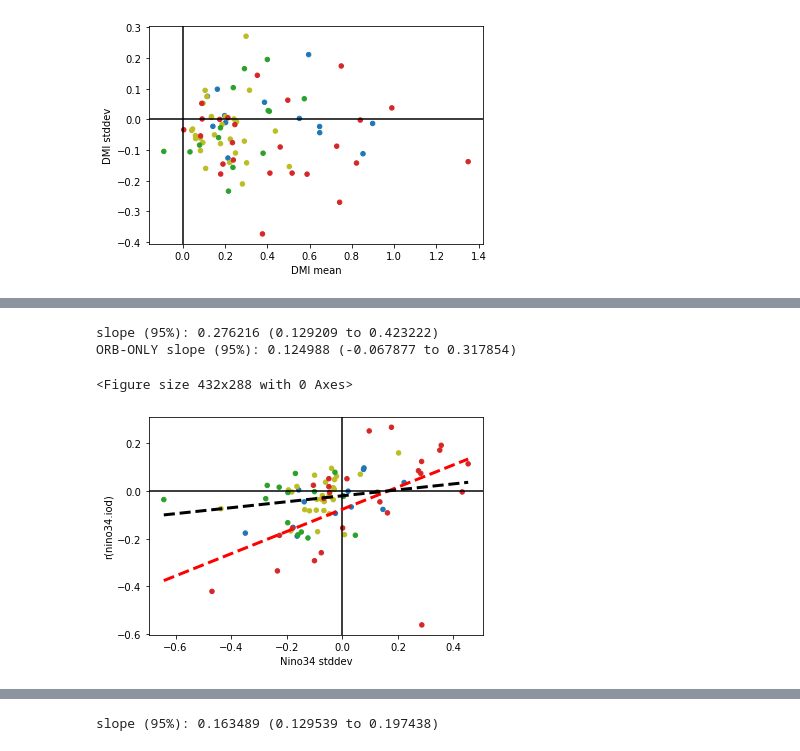
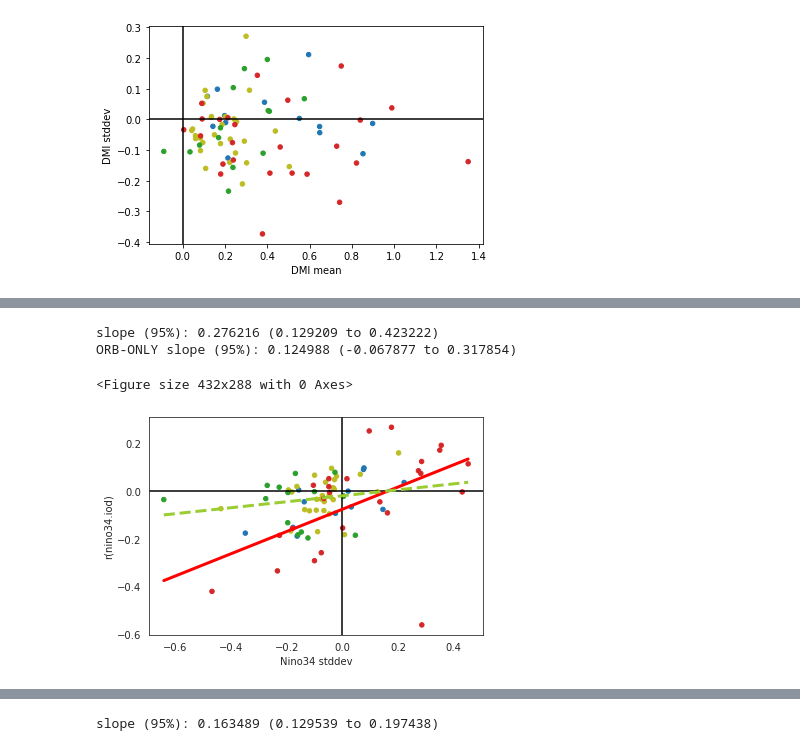
Before and after one commit to pmip4/IndianOceanVariability, a Jupyter notebook: scatterplots.ipynb, the cells around one changed output, grey strips where cells are left out. Saved outputs shown, nothing was run; the diff lists cells and outputs as text; code cells hidden in the pictures.

Commit message:
Added a plot of IOD vs ENSO changes

```diff
--- a/scatterplots.ipynb
+++ b/scatterplots.ipynb
@@ -198,30 +227,30 @@ slope (95%): -0.014606 (-0.109060 to 0.079849)
 # %%
 fig = plt.figure()
 fig=all_diffs.plot.scatter(x='Nino34 stddev',y='r(nino34.iod)',c='color').get_figure()
 plt.axhline(0,color='black')
 plt.axvline(0,color='black')
 z = np.polyfit(abrupt4xCO2_diff['Nino34 stddev'],abrupt4xCO2_diff['r(nino34.iod)'], 1)
 p = np.poly1d(z)
 straight=[min(all_diffs['Nino34 stddev']),max(all_diffs['Nino34 stddev'])]
-plt.plot(straight,p(straight),color='red', linewidth=3, linestyle="--")
+plt.plot(straight,p(straight),color='red', linewidth=3)
 z = np.polyfit(orb_diffs['Nino34 stddev'],orb_diffs['r(nino34.iod)'], 1)
 p = np.poly1d(z)
-plt.plot(straight,p(straight),color='black', linewidth=3, linestyle="--")
+plt.plot(straight,p(straight),color='yellowgreen', linewidth=3, linestyle="--")
 res = stats.linregress(all_diffs['Nino34 stddev'],all_diffs['r(nino34.iod)'])
 tinv = lambda p, df: abs(stats.t.ppf(p/2, df))
 ts = tinv(0.05, len(all_diffs['DMI mean'])-2)
 print(f"slope (95%): {res.slope:.6f} ({res.slope-ts*res.stderr:.6f} to {res.slope+ts*res.stderr:.6f})")
 fig.savefig('plots/enso_role.pdf')
 
 res = stats.linregress(orb_diffs['Nino34 stddev'],orb_diffs['r(nino34.iod)'])
 tinv = lambda p, df: abs(stats.t.ppf(p/2, df))
 ts = tinv(0.05, len(orb_diffs['DMI mean'])-2)
 print(f"ORB-ONLY slope (95%): {res.slope:.6f} ({res.slope-ts*res.stderr:.6f} to {res.slope+ts*res.stderr:.6f})")
 # %% [output]
 slope (95%): 0.276216 (0.129209 to 0.423222)
 ORB-ONLY slope (95%): 0.124988 (-0.067877 to 0.317854)
 <Figure size 432x288 with 0 Axes>
-[figure, old version]
+[figure, new version]
 # %%
 sns.set_style("white")
 gridobj = sns.lmplot(x='Nino34 stddev', y='r(nino34.iod)', hue="color", data=all_diffs,
```
Also changed, not shown: parts of 6 cells of this notebook, 9 other files.
